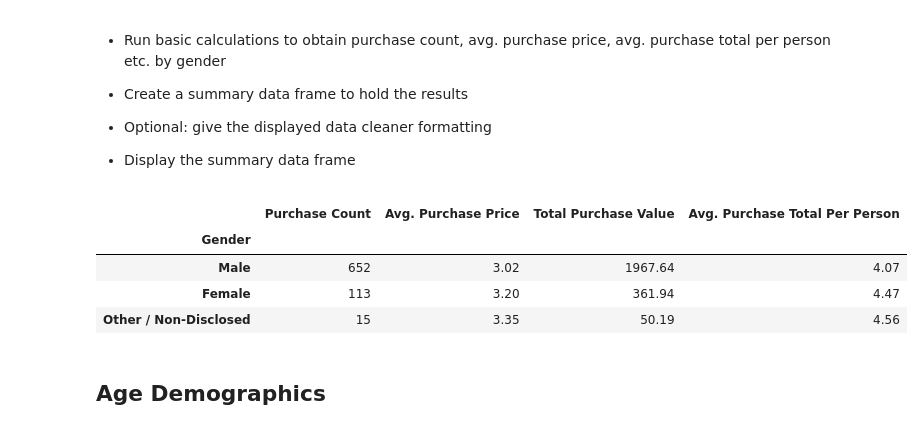
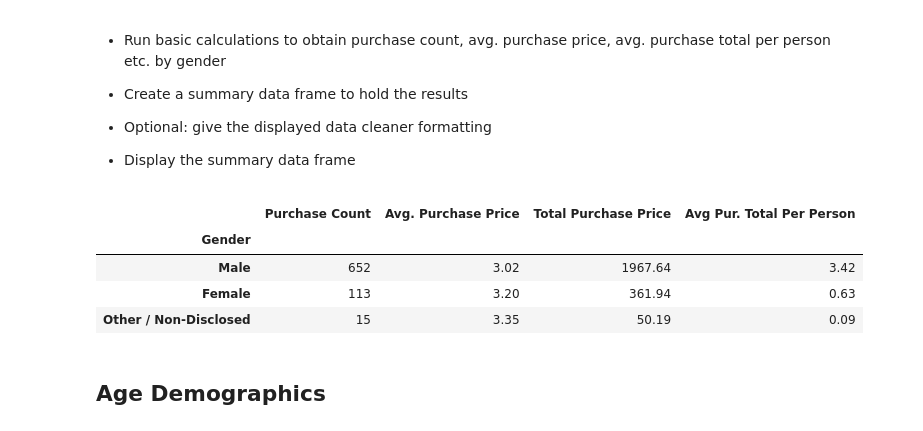
Before and after one commit to dany-roman/Microtransaction-Analysis, a Jupyter notebook: Microtransaction_Analysis.ipynb, the cells around one changed output. Saved outputs shown, nothing was run; the diff lists cells and outputs as text; code cells hidden in the pictures.

```diff
--- a/Microtransaction_Analysis.ipynb
+++ b/Microtransaction_Analysis.ipynb
@@ -107,23 +107,25 @@ gender_count
 
 * Display the summary data frame
 # %%
-purchase_set = purchase_data[['Gender','SN','Purchase ID','Price']]
-
-gender_group = purchase_set.groupby(['Gender'])
-gender_sales = gender_group['Purchase ID'].nunique()
-gender_sales = pd.DataFrame(gender_sales)
-gender_sales.columns = ['Purchase Count']
-gender_sales['Avg. Purchase Price'] = round(gender_group['Price'].mean(), 2)
-gender_sales['Total Purchase Value'] = gender_group['Price'].sum()
-gender_sales['Avg. Purchase Total Per Person'] = round(gender_group['Price'].sum()/gender_group['SN'].nunique(),2)
-gender_sales = gender_sales.sort_values('Purchase Count', ascending=False)
-gender_sales
+gender_data = purchase_data[['Gender','SN','Purchase ID','Price']].copy()
+gender_group = gender_data.groupby(['Gender'])
+gender_npurch = gender_group['Purchase ID'].nunique()
+gender_avgprice = round(gender_group['Price'].mean(), 2)
+gender_totalprice = round(gender_group['Price'].sum(), 2)
+gender_avgtotalperperson = round(gender_group['Price'].sum()/TotalPlayers, 2)
+gender_merge = {'Purchase Count': gender_npurch,
+            'Avg. Purchase Price': gender_avgprice,
+            'Total Purchase Price': gender_totalprice,
+            'Avg Pur. Total Per Person': gender_avgtotalperperson}
+gender_merge = pd.DataFrame(gender_merge)
+gender_merge = gender_merge.sort_values('Purchase Count', ascending=False)
+gender_merge
 # %% [output]
-|  | Purchase Count | Avg. Purchase Price | Total Purchase Value | Avg. Purchase Total Per Person |
+|  | Purchase Count | Avg. Purchase Price | Total Purchase Price | Avg Pur. Total Per Person |
 | Gender |  |  |  |  |
-| Male | 652 | 3.02 | 1967.64 | 4.07 |
-| Female | 113 | 3.20 | 361.94 | 4.47 |
-| Other / Non-Disclosed | 15 | 3.35 | 50.19 | 4.56 |
+| Male | 652 | 3.02 | 1967.64 | 3.42 |
+| Female | 113 | 3.20 | 361.94 | 0.63 |
+| Other / Non-Disclosed | 15 | 3.35 | 50.19 | 0.09 |
 # %% [markdown]
 ## Age Demographics
 # %% [markdown]
```
Also changed, not shown: parts of 3 cells of this notebook.
